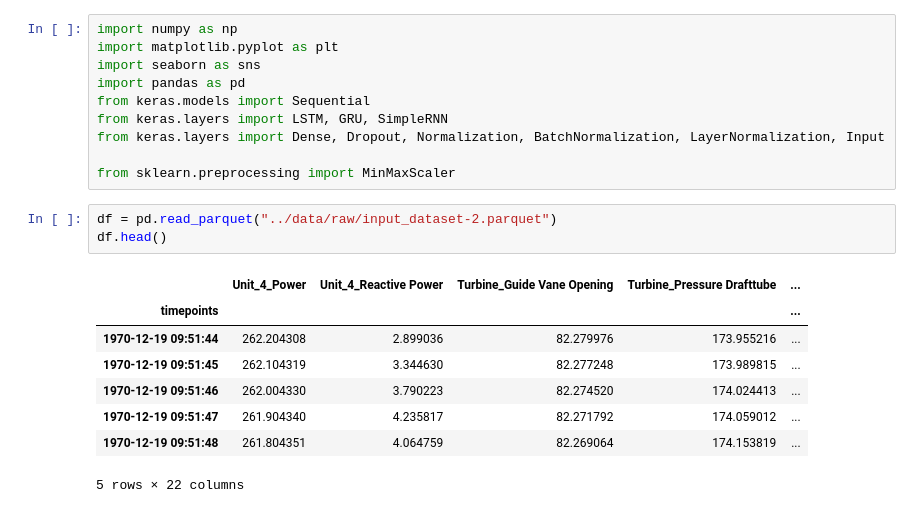
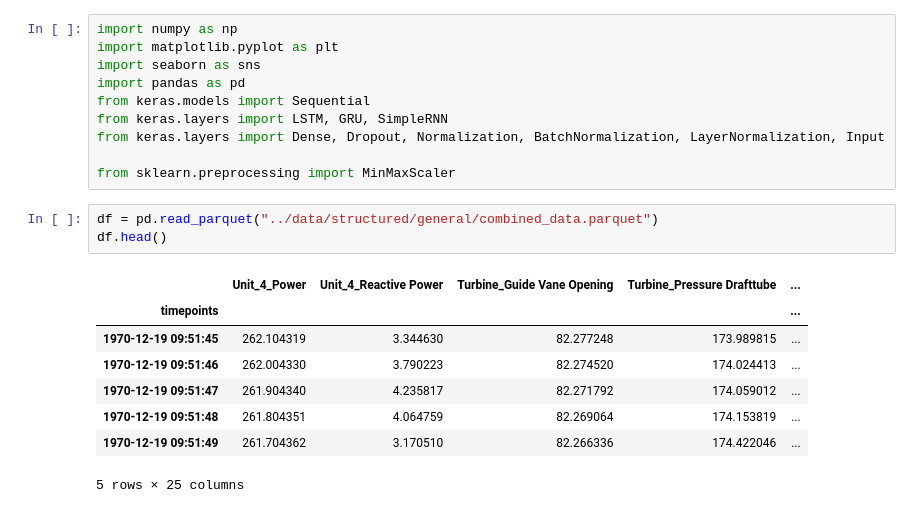
Before and after one commit to mikaelste/krafthack_22, a Jupyter notebook: notebooks/mikael_playground.ipynb, the cells around one changed output. Drawn from its saved outputs; the diff is of its cells as text.

```diff
--- a/notebooks/mikael_playground.ipynb
+++ b/notebooks/mikael_playground.ipynb
@@ -9,17 +9,17 @@ from keras.layers import Dense, Dropout, Normalization, BatchNormalization, Laye
 
 from sklearn.preprocessing import MinMaxScaler
 # %%
-df = pd.read_parquet("../data/raw/input_dataset-2.parquet")
+df = pd.read_parquet("../data/structured/general/combined_data.parquet")
 df.head()
 # %% [output]
 |  | Unit_4_Power | Unit_4_Reactive Power | Turbine_Guide Vane Opening | Turbine_Pressure Drafttube | ... |
 | timepoints |  |  |  |  | ... |
-| 1970-12-19 09:51:44 | 262.204308 | 2.899036 | 82.279976 | 173.955216 | ... |
 | 1970-12-19 09:51:45 | 262.104319 | 3.344630 | 82.277248 | 173.989815 | ... |
 | 1970-12-19 09:51:46 | 262.004330 | 3.790223 | 82.274520 | 174.024413 | ... |
 | 1970-12-19 09:51:47 | 261.904340 | 4.235817 | 82.271792 | 174.059012 | ... |
 | 1970-12-19 09:51:48 | 261.804351 | 4.064759 | 82.269064 | 174.153819 | ... |
+| 1970-12-19 09:51:49 | 261.704362 | 3.170510 | 82.266336 | 174.422046 | ... |
-5 rows × 22 columns
+5 rows × 25 columns
 # %%
 df.describe()
 # %% [output]
```
Also changed, not shown: parts of 7 cells of this notebook, 9 other files.
